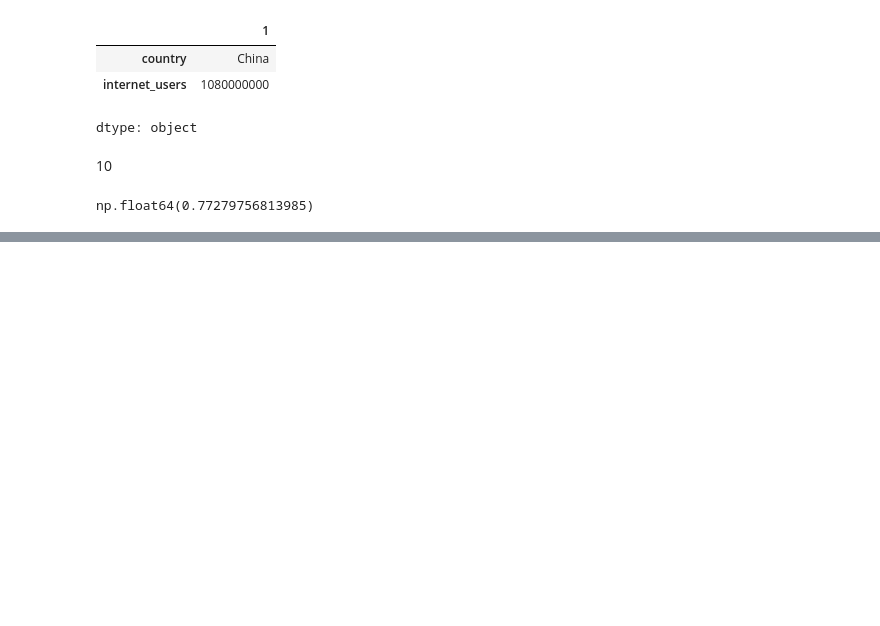
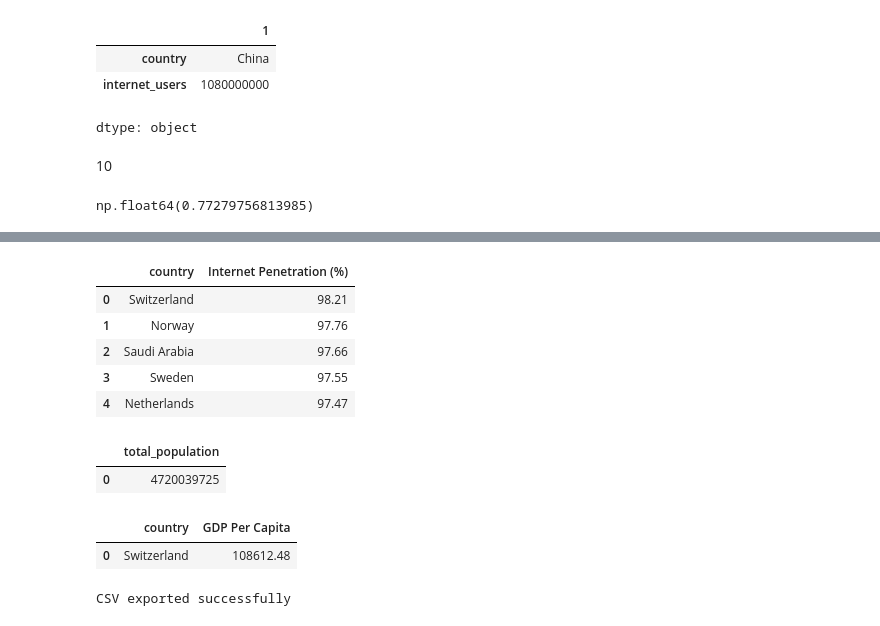
Before and after one commit to adharsh1904/CASESTUDY7, a Jupyter notebook: casestudy7.ipynb, the cells around one changed output, grey strips where cells are left out. Saved outputs shown, nothing was run; the diff lists cells and outputs as text; code cells hidden in the pictures; blank space fills up the shorter version.

```diff
--- a/casestudy7.ipynb
+++ b/casestudy7.ipynb
@@ -371,0 +433,51 @@ np.float64(0.77279756813985)
+# %%
+#14
+import pandas as pd
+
+query = """
+SELECT country, "Internet Penetration (%)"
+FROM country_statistics
+ORDER BY "Internet Penetration (%)" DESC
+LIMIT 5;
+"""
+pd.read_sql(query, conn)
+# %% [output]
+|  | country | Internet Penetration (%) |
+| 0 | Switzerland | 98.21 |
+| 1 | Norway | 97.76 |
+| 2 | Saudi Arabia | 97.66 |
+| 3 | Sweden | 97.55 |
+| 4 | Netherlands | 97.47 |
+# %%
+#15
+import pandas as pd
+
+query = """
+SELECT SUM(population) AS total_population
+FROM country_statistics;
+"""
+pd.read_sql(query, conn)
+# %% [output]
+|  | total_population |
+| 0 | 4720039725 |
+# %%
+#16
+import pandas as pd
+
+query = """
+SELECT country, "GDP Per Capita"
+FROM country_statistics
+ORDER BY "GDP Per Capita" DESC
+LIMIT 1;
+"""
+pd.read_sql(query, conn)
+# %% [output]
+|  | country | GDP Per Capita |
+| 0 | Switzerland | 108612.48 |
+# %%
+#17
+df.to_csv("final_country_statistics.csv", index=False)
+
+print("CSV exported successfully")
+# %% [output]
+CSV exported successfully
```
Also changed, not shown: parts of 5 cells of this notebook.
